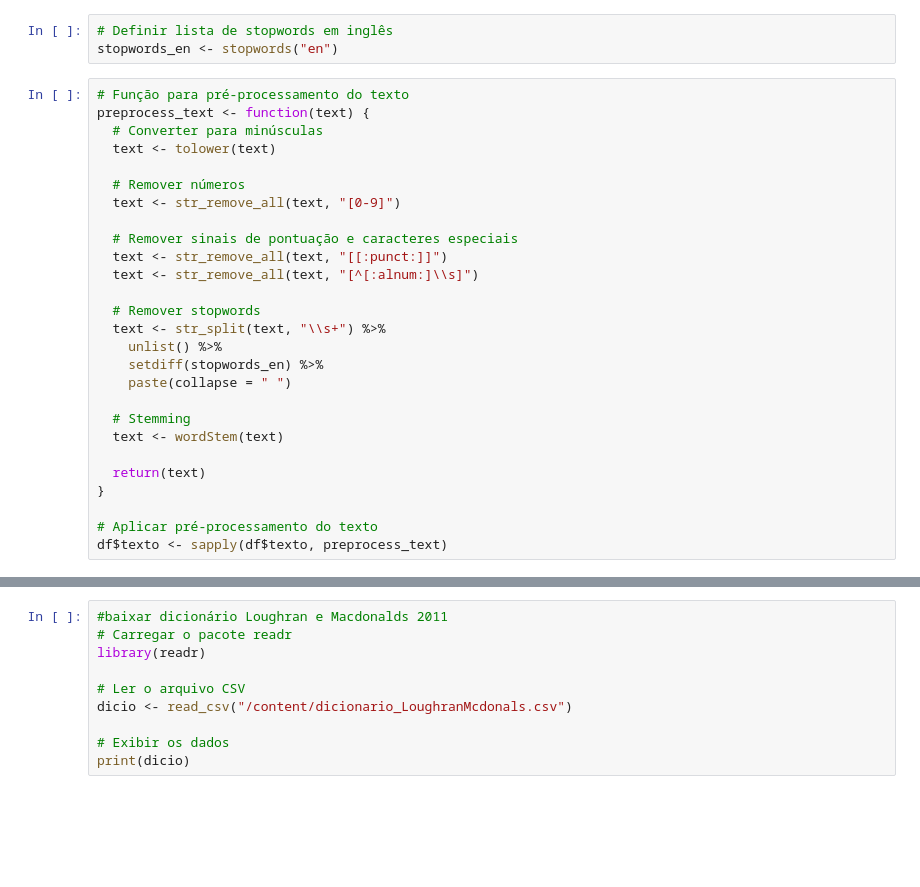
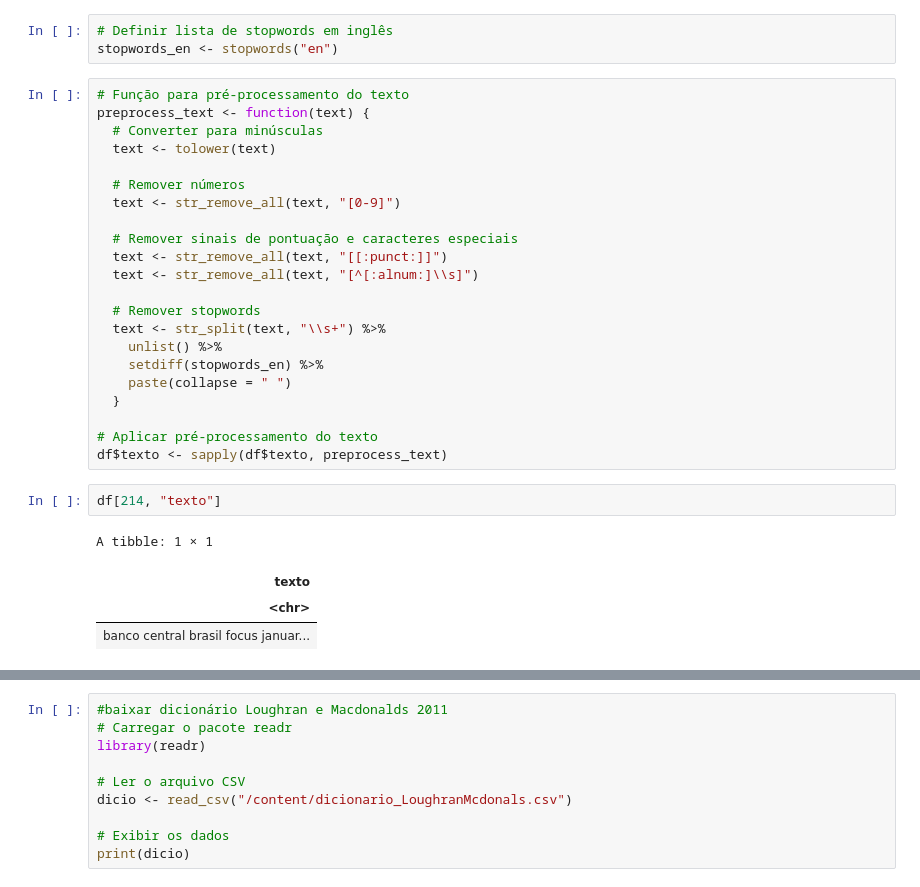
Before and after one commit to jeffersonramelo/Textual-Analysis, a Jupyter notebook: Sentimentos_dicionario_COPOM_EN.ipynb, the cells around one changed output, grey strips where cells are left out. Cells and saved outputs as stored; diff of their text form; blank space fills up the shorter version.

```diff
--- a/Sentimentos_dicionario_COPOM_EN.ipynb
+++ b/Sentimentos_dicionario_COPOM_EN.ipynb
@@ -98,12 +83,14 @@ preprocess_text <- function(text) {
     unlist() %>%
     setdiff(stopwords_en) %>%
     paste(collapse = " ")
-
-  # Stemming
-  text <- wordStem(text)
-
-  return(text)
-}
+  }
 
 # Aplicar pré-processamento do texto
 df$texto <- sapply(df$texto, preprocess_text)
+# %%
+df[214, "texto"]
+# %% [output]
+A tibble: 1 × 1
+| texto |
+| <chr> |
+| banco central brasil focus januar... |
```
Also changed, not shown: parts of 14 cells of this notebook.
